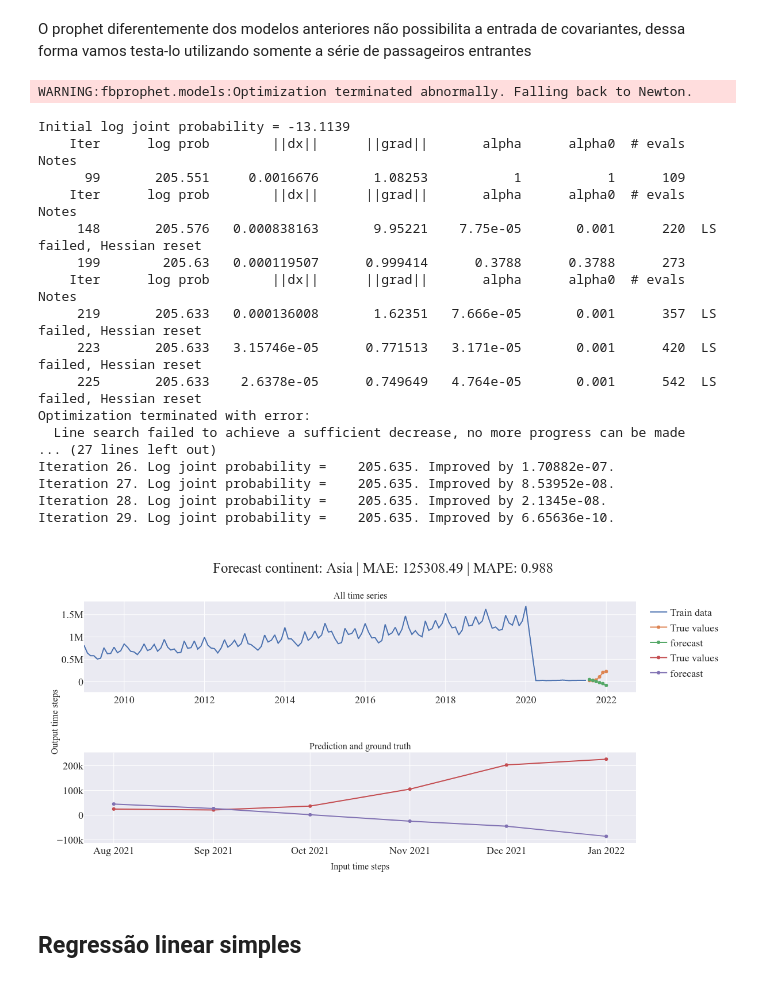
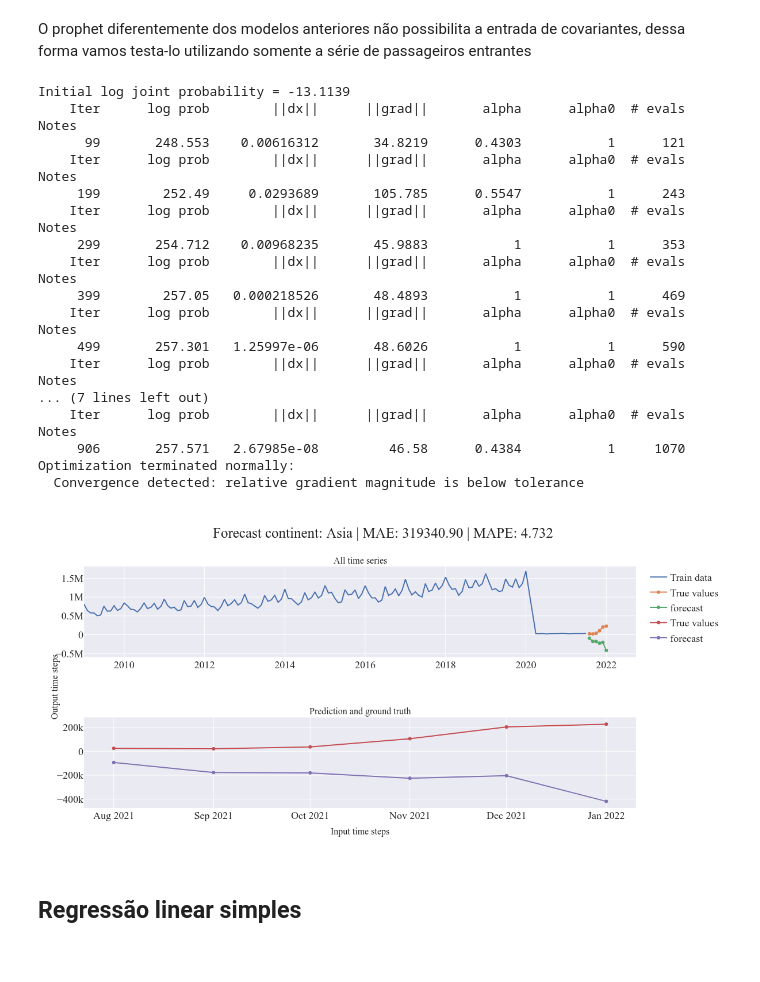
Before and after one commit to rodgdutra/Case-Australian-passengers-time-series, a Jupyter notebook: case_time_series_pred.ipynb, the cells around one changed output. Drawn from its saved outputs; the diff is of its cells as text; code cells hidden in the pictures.

Commit message:
Update case and add models

```diff
--- a/case_time_series_pred.ipynb
+++ b/case_time_series_pred.ipynb
@@ -674,12 +721,16 @@ continent_sets[0].head()
 ## Agora vamos visualizar a relação da coluna de passageiros entrantes tem relação a amostras de 6 meses anteriores dos valores numericos
 Esse tipo de análise é importante para visualizar se esses dados serão de alguma valia para inserir em modelos que aceitam entradas exógenas como o ARIMAX, e visto que não teremos acesso a essas covariantes numéricas no futuro teremos que associar o valor de passageiros entrantes em relação aos 6 meses anteriores dos valores numéricos, que estarão a nossa disposição.
 # %%
-lag_asia_set = asia_series[::]
-lag_order = 6
-cols = numeric_cols[1:]
-for col in cols:
-    lag_asia_set[col] = lag_asia_set[col].shift(lag_order)
+def generate_lag_set(entry_set, numeric_cols):
+    lag_set = entry_set[::]
+    lag_order = 6
+    cols = numeric_cols[1:]
+    for col in cols:
+        lag_set[col] = lag_set[col].shift(lag_order)
 
-lag_asia_set = lag_asia_set.dropna()
-lag_asia_set.head()
-numeric_cols.append('quarter')
+    lag_set[f'Passengers in lag'] = lag_set['Passengers In'].shift(lag_order)
+    lag_set = lag_set.dropna()
+    lag_set.head()
+    numeric_cols.append('quarter')
+    numeric_cols.append('Passengers in lag')
+    return lag_set, numeric_cols
@@ -686,4 +746,5 @@ numeric_cols.append('quarter')
 # %%
-fig = px.imshow(lag_asia_set[numeric_cols].corr(), text_auto=True ,color_continuous_scale='PuBu', width=1000, height=800, aspect="auto")
+lag_asia_set, new_numeric_cols = generate_lag_set(asia_series, numeric_cols)
+fig = px.imshow(lag_asia_set[new_numeric_cols].corr(), text_auto=True ,color_continuous_scale='PuBu', width=1000, height=800, aspect="auto")
 fig.show('png')
 # %% [output]
@@ -739,6 +800,4 @@ def plot_forecast(series_train, series_test, forecast, y_col='Passengers In', co
         title=f"Forecast continent: {continent} | MAE: {mae:.2f} | MAPE: {mape:.3f}",
     )
     fig.show('png')
-
-    return mae, mape
 # %%
@@ -862,7 +921,7 @@ Diferentemente do modelo ARIMA, o uso de covariantes foi benéfico no LGBM, por
 # %% [markdown]
 O prophet diferentemente dos modelos anteriores não possibilita a entrada de covariantes, dessa forma vamos testa-lo utilizando somente a série de passageiros entrantes
 # %%
-def prophet_fit_pred(dataset_train, dataset_test):
+def prophet_fit_pred(dataset_train, dataset_test , continent, plot=True ):
     al_train_pp = dataset_train[['date', 'Passengers In']]
     al_train_pp.head()
 
@@ -878,7 +937,7 @@ def prophet_fit_pred(dataset_train, dataset_test):
         daily_seasonality=False,
         changepoint_prior_scale=0.1,
         seasonality_prior_scale=0.1,
-        changepoints=['2020-04-01']
+        # changepoints=['2020-04-01']
     ).add_seasonality(name= 'monthly', period=30.5, fourier_order=12)
     m.fit(al_train_pp)
 
@@ -887,32 +946,32 @@ def prophet_fit_pred(dataset_train, dataset_test):
     forecast = forecast.iloc[-test_sz:]
     forecast.rename(columns={"yhat_lower": "lower", "yhat_upper": "upper"}, inplace=True)
 
-    prophet_mae, prophet_mape = plot_forecast(
-        dataset_train, dataset_test, forecast['yhat'], continent='Asia')
+    if plot:
+        plot_forecast(
+            dataset_train, dataset_test, forecast['yhat'], continent=continent)
 
-    return prophet_mae, prophet_mape
+    return m, forecast['yhat']
 # %%
-prophet_mae, prophet_mape = prophet_fit_pred(dataset_train, dataset_test)
+prophet_model, prophet_pred = prophet_fit_pred(dataset_train, dataset_test, 'Asia')
 # %% [output]
-WARNING:fbprophet.models:Optimization terminated abnormally. Falling back to Newton.
+Initial log joint probability = -13.1139
+    Iter      log prob        ||dx||      ||grad||       alpha      alpha0  # evals  Notes
+      99       248.553    0.00616312       34.8219      0.4303           1      121
+    Iter      log prob        ||dx||      ||grad||       alpha      alpha0  # evals  Notes
+     199        252.49     0.0293689       105.785      0.5547           1      243
+    Iter      log prob        ||dx||      ||grad||       alpha      alpha0  # evals  Notes
+     299       254.712    0.00968235       45.9883           1           1      353
+    Iter      log prob        ||dx||      ||grad||       alpha      alpha0  # evals  Notes
+     399        257.05   0.000218526       48.4893           1           1      469
+    Iter      log prob        ||dx||      ||grad||       alpha      alpha0  # evals  Notes
+     499       257.301   1.25997e-06       48.6026           1           1      590
+    Iter      log prob        ||dx||      ||grad||       alpha      alpha0  # evals  Notes
+... (7 lines left out)
+    Iter      log prob        ||dx||      ||grad||       alpha      alpha0  # evals  Notes
+     906       257.571   2.67985e-08         46.58      0.4384           1     1070
+Optimization terminated normally:
+  Convergence detected: relative gradient magnitude is below tolerance
-Initial log joint probability = -13.1139
-    Iter      log prob        ||dx||      ||grad||       alpha      alpha0  # evals  Notes
-      99       205.551     0.0016676       1.08253           1           1      109
-    Iter      log prob        ||dx||      ||grad||       alpha      alpha0  # evals  Notes
-     148       205.576   0.000838163       9.95221    7.75e-05       0.001      220  LS failed, Hessian reset
-     199        205.63   0.000119507      0.999414      0.3788      0.3788      273
-    Iter      log prob        ||dx||      ||grad||       alpha      alpha0  # evals  Notes
-     219       205.633   0.000136008       1.62351   7.666e-05       0.001      357  LS failed, Hessian reset
-     223       205.633   3.15746e-05      0.771513   3.171e-05       0.001      420  LS failed, Hessian reset
-     225       205.633    2.6378e-05      0.749649   4.764e-05       0.001      542  LS failed, Hessian reset
-Optimization terminated with error:
-  Line search failed to achieve a sufficient decrease, no more progress can be made
-... (27 lines left out)
-Iteration 26. Log joint probability =    205.635. Improved by 1.70882e-07.
-Iteration 27. Log joint probability =    205.635. Improved by 8.53952e-08.
-Iteration 28. Log joint probability =    205.635. Improved by 2.1345e-08.
-Iteration 29. Log joint probability =    205.635. Improved by 6.65636e-10.
-[figure, old version]
+[figure, new version]
 # %% [markdown]
 ## Regressão linear simples
 # %%
```
Also changed, not shown: parts of 51 cells of this notebook, 6 other files.
